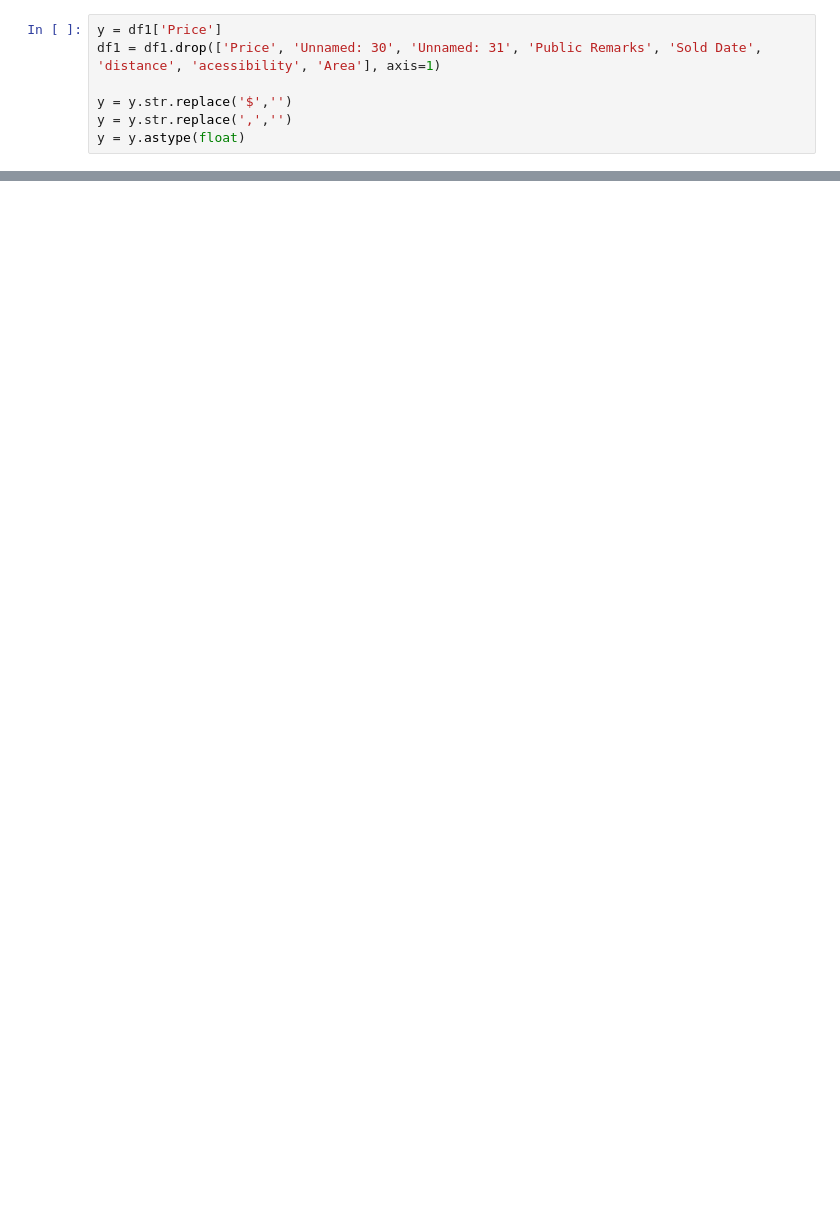
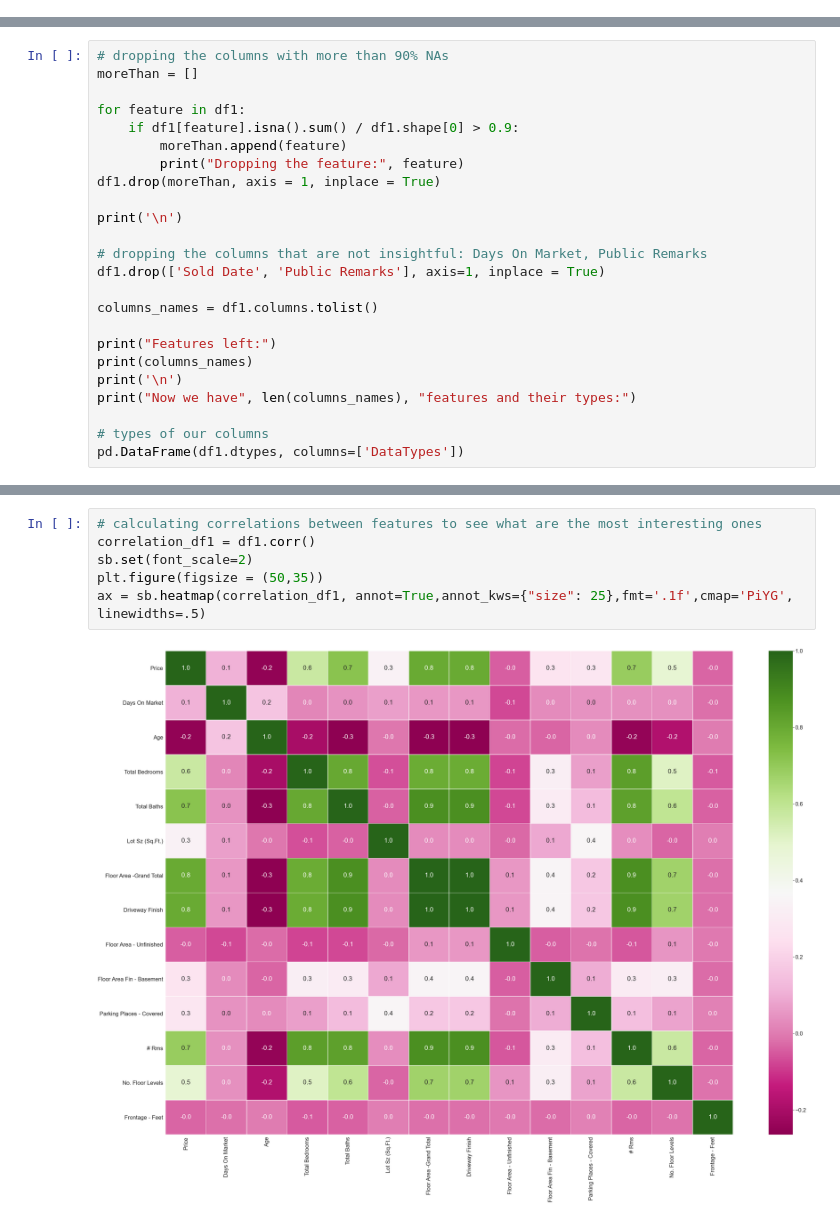
Before and after one commit to tishkhanyan/Canadian_market_property_appraisal, a Jupyter notebook: 1. baseline_solution.ipynb, the cells around one changed output, grey strips where cells are left out. Drawn from its saved outputs; the diff is of its cells as text; blank space fills up the shorter version.

Commit message:
Updated baseline solution.
Cleanup of data, feature engineering, stacked simple ML model.

```diff
--- a/1. baseline_solution.ipynb
+++ b/1. baseline_solution.ipynb
@@ -36,7 +35,0 @@ df1.head()
-# %%
-y = df1['Price']
-df1 = df1.drop(['Price', 'Unnamed: 30', 'Unnamed: 31', 'Public Remarks', 'Sold Date', 'distance', 'acessibility', 'Area'], axis=1)
-
-y = y.str.replace('$','')
-y = y.str.replace(',','')
-y = y.astype(float)
@@ -117,0 +36,24 @@ model fitted
+# %%
+# dropping the columns with more than 90% NAs
+moreThan = []
+
+for feature in df1:
+    if df1[feature].isna().sum() / df1.shape[0] > 0.9:
+        moreThan.append(feature)
+        print("Dropping the feature:", feature)
+df1.drop(moreThan, axis = 1, inplace = True)
+
+print('\n')
+
+# dropping the columns that are not insightful: Days On Market, Public Remarks
+df1.drop(['Sold Date', 'Public Remarks'], axis=1, inplace = True)
+
+columns_names = df1.columns.tolist()
+
+print("Features left:")
+print(columns_names)
+print('\n')
+print("Now we have", len(columns_names), "features and their types:")
+
+# types of our columns
+pd.DataFrame(df1.dtypes, columns=['DataTypes'])
@@ -117,0 +163,8 @@ model fitted
+# %%
+# calculating correlations between features to see what are the most interesting ones
+correlation_df1 = df1.corr()
+sb.set(font_scale=2)
+plt.figure(figsize = (50,35))
+ax = sb.heatmap(correlation_df1, annot=True,annot_kws={"size": 25},fmt='.1f',cmap='PiYG', linewidths=.5)
+# %% [output]
+[figure, added]
```
Also changed, not shown: parts of 22 cells of this notebook.
